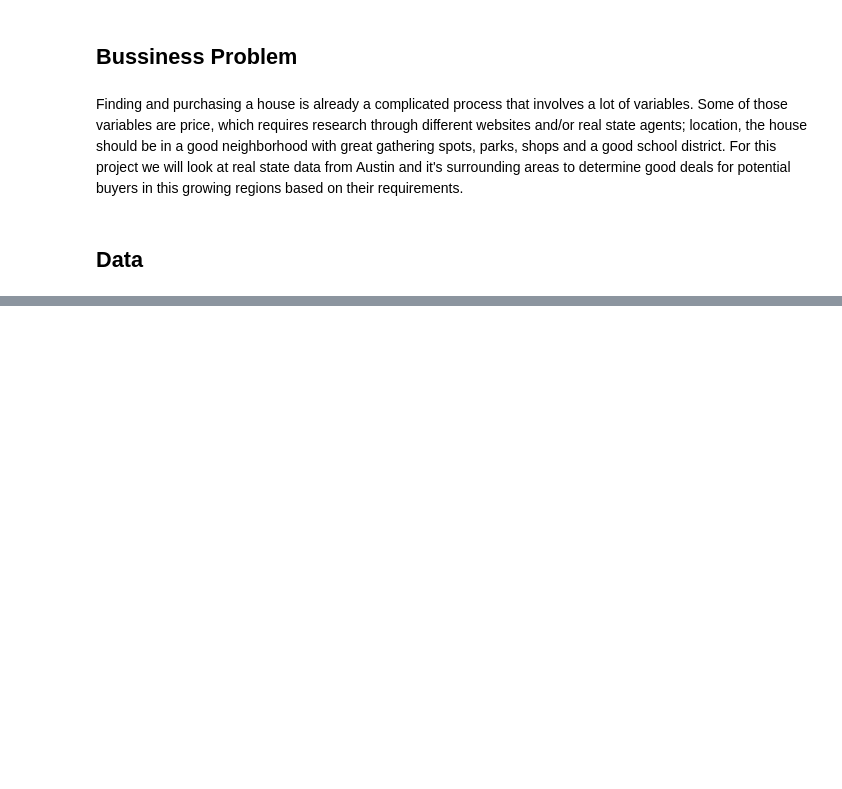
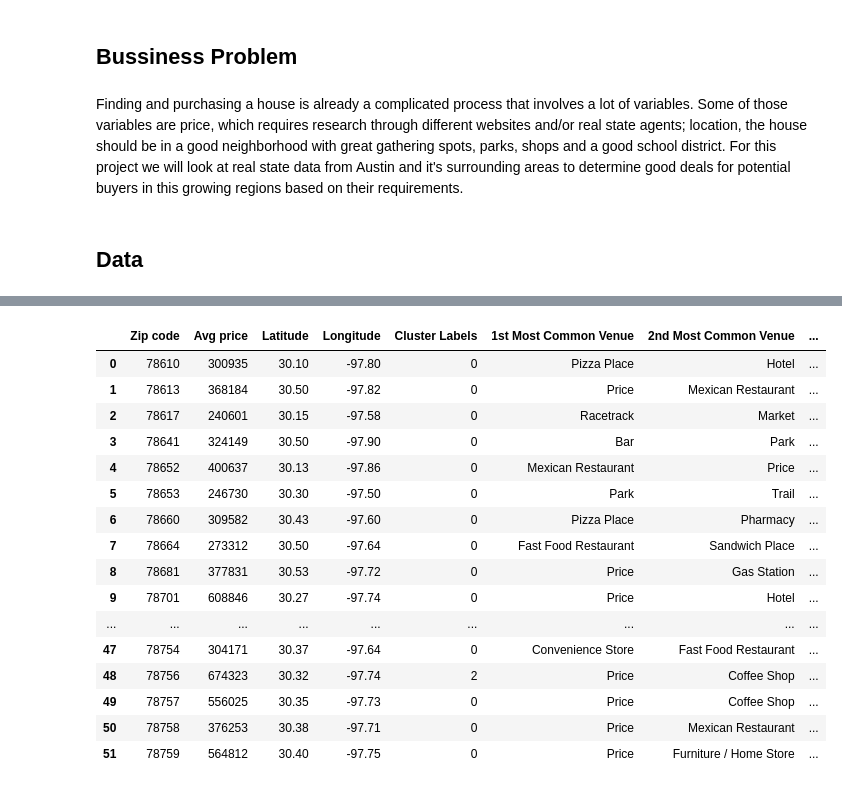
Before and after one commit to mbencomo23/Austin-Real-State, a Jupyter notebook: Austin_RealState.ipynb, the cells around one changed output, grey strips where cells are left out. Drawn from its saved outputs; the diff is of its cells as text; code cells hidden in the pictures; blank space fills up the shorter version.

```diff
--- a/Austin_RealState.ipynb
+++ b/Austin_RealState.ipynb
@@ -18,0 +520,2 @@ The data needed for this project will include:
+# %%
+neighborhoods_venues_sorted.rename(columns = {'Neighborhood':'Zip code'}, inplace = True)
@@ -18,0 +566,26 @@ The data needed for this project will include:
+# %%
+neighborhoods_venues_sorted.insert(0, 'Cluster Labels', kmeans.labels_)
+
+austin_merged = austin
+
+austin_merged = austin_merged.join(neighborhoods_venues_sorted.set_index('Zip code'), on='Zip code')
+
+austin_merged
+# %% [output]
+|  | Zip code | Avg price | Latitude | Longitude | Cluster Labels | 1st Most Common Venue | 2nd Most Common Venue | ... |
+| 0 | 78610 | 300935 | 30.10 | -97.80 | 0 | Pizza Place | Hotel | ... |
+| 1 | 78613 | 368184 | 30.50 | -97.82 | 0 | Price | Mexican Restaurant | ... |
+| 2 | 78617 | 240601 | 30.15 | -97.58 | 0 | Racetrack | Market | ... |
+| 3 | 78641 | 324149 | 30.50 | -97.90 | 0 | Bar | Park | ... |
+| 4 | 78652 | 400637 | 30.13 | -97.86 | 0 | Mexican Restaurant | Price | ... |
+| 5 | 78653 | 246730 | 30.30 | -97.50 | 0 | Park | Trail | ... |
+| 6 | 78660 | 309582 | 30.43 | -97.60 | 0 | Pizza Place | Pharmacy | ... |
+| 7 | 78664 | 273312 | 30.50 | -97.64 | 0 | Fast Food Restaurant | Sandwich Place | ... |
+| 8 | 78681 | 377831 | 30.53 | -97.72 | 0 | Price | Gas Station | ... |
+| 9 | 78701 | 608846 | 30.27 | -97.74 | 0 | Price | Hotel | ... |
+| ... | ... | ... | ... | ... | ... | ... | ... | ... |
+| 47 | 78754 | 304171 | 30.37 | -97.64 | 0 | Convenience Store | Fast Food Restaurant | ... |
+| 48 | 78756 | 674323 | 30.32 | -97.74 | 2 | Price | Coffee Shop | ... |
+| 49 | 78757 | 556025 | 30.35 | -97.73 | 0 | Price | Coffee Shop | ... |
+| 50 | 78758 | 376253 | 30.38 | -97.71 | 0 | Price | Mexican Restaurant | ... |
+| 51 | 78759 | 564812 | 30.40 | -97.75 | 0 | Price | Furniture / Home Store | ... |
```
Also changed, not shown: parts of 69 cells of this notebook, 2 other files.
